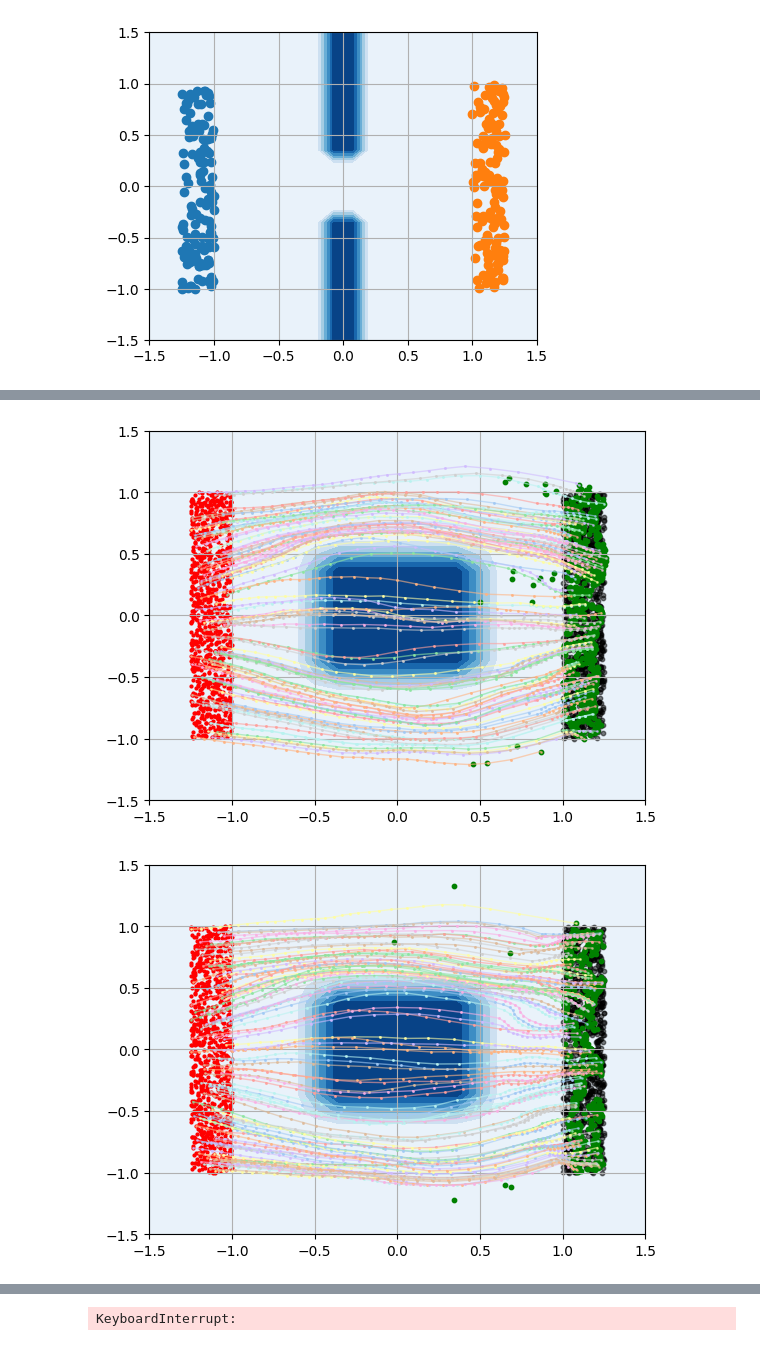
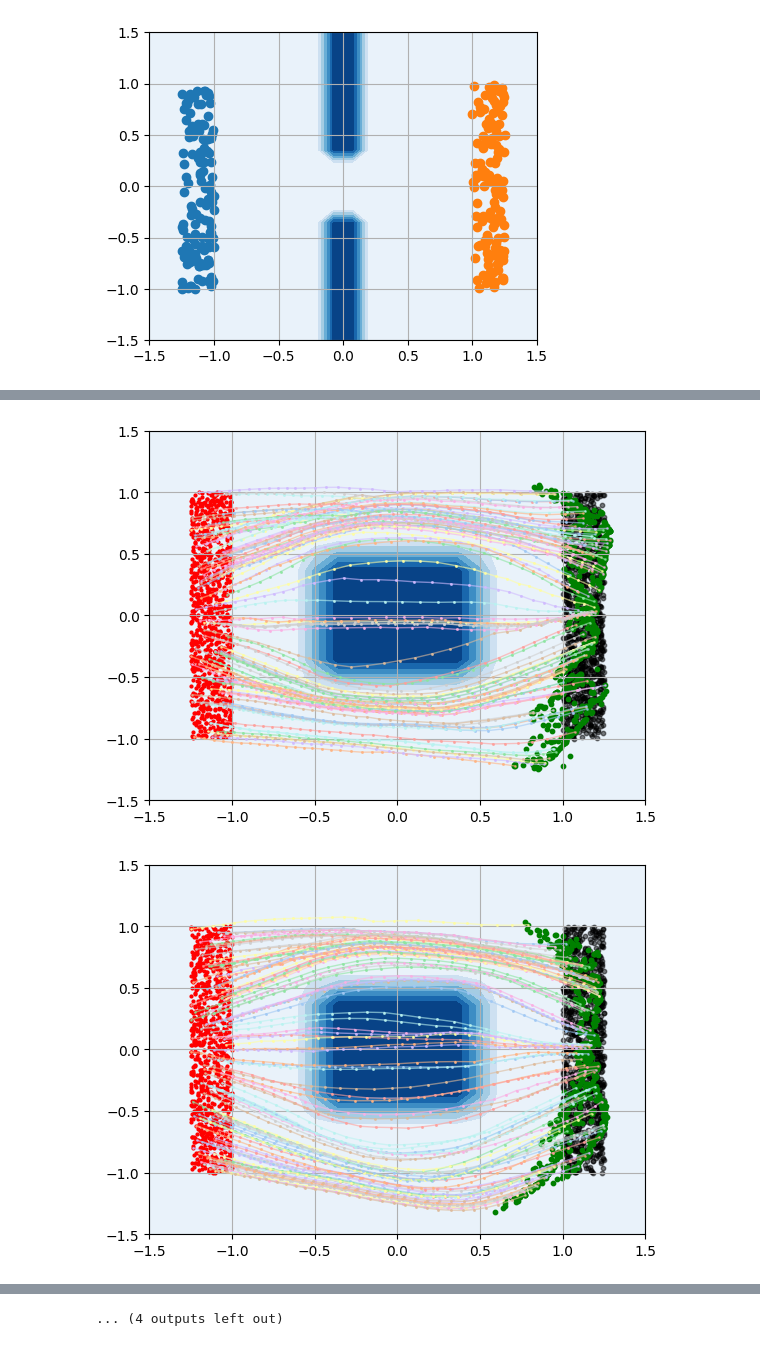
Before and after one commit to nazarblch/ott, a Jupyter notebook: docs/tutorials/nocc.ipynb, the cells around one changed output, grey strips where cells are left out. Drawn from its saved outputs; the diff is of its cells as text; code cells hidden in the pictures.

```diff
--- a/docs/tutorials/nocc.ipynb
+++ b/docs/tutorials/nocc.ipynb
@@ -145,7 +145,7 @@ class MLP(nn.Module):
 
     @nn.compact
     def __call__(self, t, x, _):
-        x = jnp.concatenate([x, t] + [jnp.sin(t*k) / (5 * k) for k in range(1,5)] + [jnp.cos(t*k) / (5 * k) for k in range(1,5)], -1)
+        x = jnp.concatenate([x, t] + [jnp.sin(t*k) / (10 * k) for k in range(1,5)] + [jnp.cos(t*k) / (10 * k) for k in range(1,5)], -1)
         for i, dim in enumerate(self.hidden_layers):
             x = nn.Dense(dim)(x)
             if i != len(self.hidden_layers) - 1:
@@ -161,11 +161,11 @@ lr_schedule = optax.cosine_decay_schedule(
 )
 noc = NeuralOC(input_dim=2,
                value_model=net,
-               optimizer=optax.adam(learning_rate=lr_schedule, b1=0.9, b2=0.99),
+               optimizer=optax.adam(learning_rate=lr_schedule, b1=0.9, b2=0.999),
                correction_model=corr_net,
-               correction_optimizer=optax.adam(learning_rate=lr_schedule, b1=0.9, b2=0.99),
-               control_weight=0.4,
-               potential_weight=500,
+               correction_optimizer=optax.adam(learning_rate=3e-6, b1=0.9, b2=0.99),
+               control_weight=2.0,
+               potential_weight=400,
                flow=LagrangianFlow(sigma=0.01, potential=lagrangian_potentials.BoxPotential()),
                key=key)
 
@@ -180,2 +180,2 @@ logs = noc(data_loader, n_iters=num_iterations, rng=key, callback=callback)
-[figure, old version]
+[figure, new version]
-[figure, old version]
+[figure, new version]
@@ -186 +188 @@ logs = noc(data_loader, n_iters=num_iterations, rng=key, callback=callback)
-KeyboardInterrupt:
+... (4 outputs left out)
```
Also changed, not shown: parts of 1 cell of this notebook, 1 other file.
